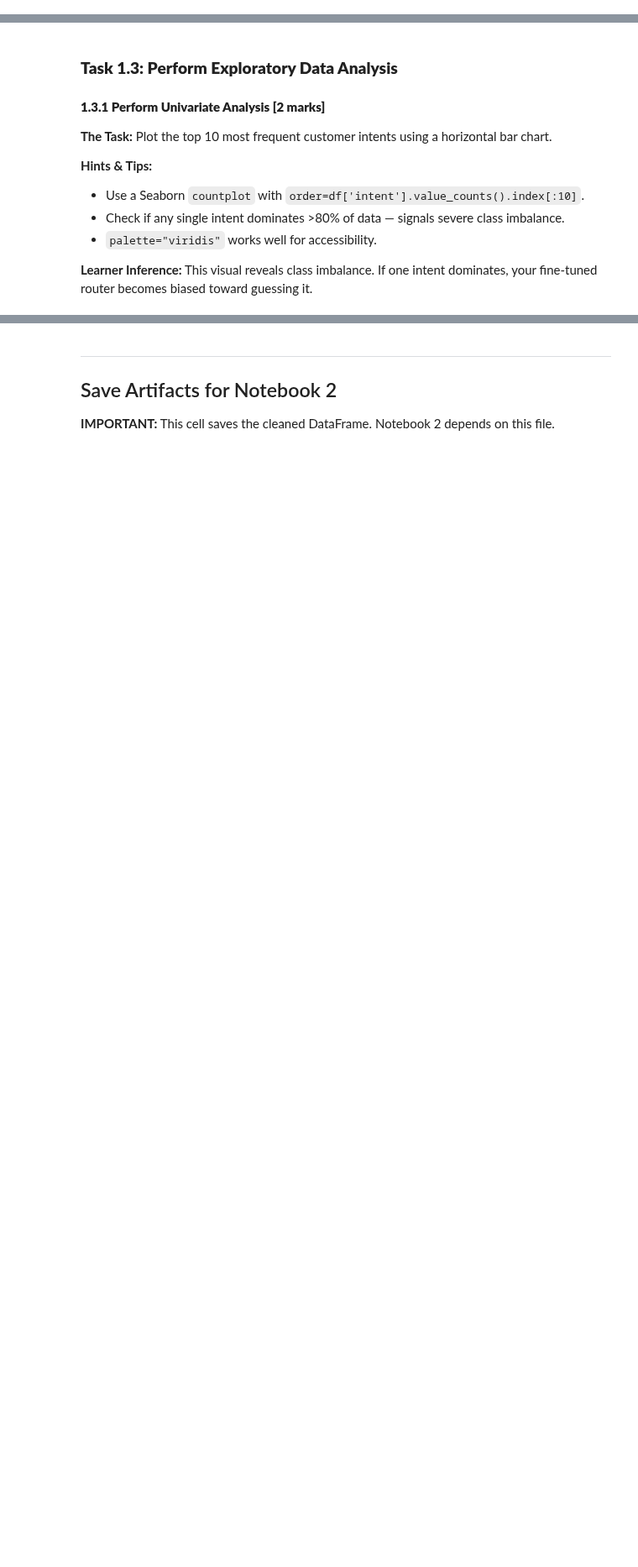
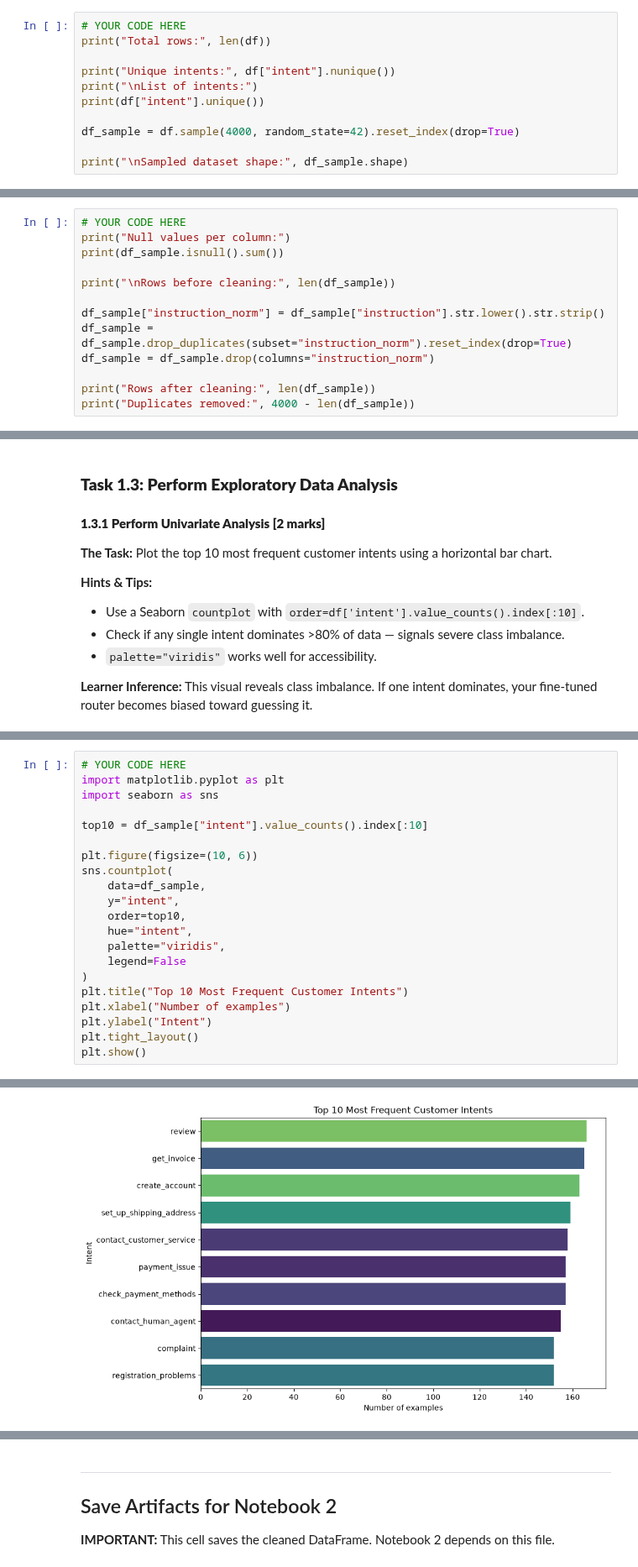
Before and after one commit to abinasn/machine-learning, a Jupyter notebook: capstone-project/Data_Understanding_and_EDA.ipynb, the cells around one changed output, grey strips where cells are left out. Shown at 84% size. Cells and saved outputs as stored; diff of their text form; blank space fills up the shorter version.

```diff
--- a/capstone-project/Data_Understanding_and_EDA.ipynb
+++ b/capstone-project/Data_Understanding_and_EDA.ipynb
@@ -55,0 +116,11 @@
+# %%
+# YOUR CODE HERE
+print("Total rows:", len(df))
+
+print("Unique intents:", df["intent"].nunique())
+print("\nList of intents:")
+print(df["intent"].unique())
+
+df_sample = df.sample(4000, random_state=42).reset_index(drop=True)
+
+print("\nSampled dataset shape:", df_sample.shape)
@@ -68,0 +156,13 @@
+# %%
+# YOUR CODE HERE
+print("Null values per column:")
+print(df_sample.isnull().sum())
+
+print("\nRows before cleaning:", len(df_sample))
+
+df_sample["instruction_norm"] = df_sample["instruction"].str.lower().str.strip()
+df_sample = df_sample.drop_duplicates(subset="instruction_norm").reset_index(drop=True)
+df_sample = df_sample.drop(columns="instruction_norm")
+
+print("Rows after cleaning:", len(df_sample))
+print("Duplicates removed:", 4000 - len(df_sample))
@@ -82,0 +193,22 @@
+# %%
+# YOUR CODE HERE
+import matplotlib.pyplot as plt
+import seaborn as sns
+
+top10 = df_sample["intent"].value_counts().index[:10]
+
+plt.figure(figsize=(10, 6))
+sns.countplot(
+    data=df_sample,
+    y="intent",
+    order=top10,
+    hue="intent",
+    palette="viridis",
+    legend=False
+)
+plt.title("Top 10 Most Frequent Customer Intents")
+plt.xlabel("Number of examples")
+plt.ylabel("Intent")
+plt.tight_layout()
+plt.show()
+# %% [output]
@@ -83,3 +216,4 @@
+[figure, added]
 # %% [markdown]
 #### **1.3.2 Perform Bivariate Analysis [2 marks]**
 **The Task:** Read the text from the uploaded Markdown SOP files and fit a `TfidfVectorizer` (with `stop_words='english'`) to transform them into vectors.
```
Also changed, not shown: parts of 17 cells of this notebook, 1 other file.
